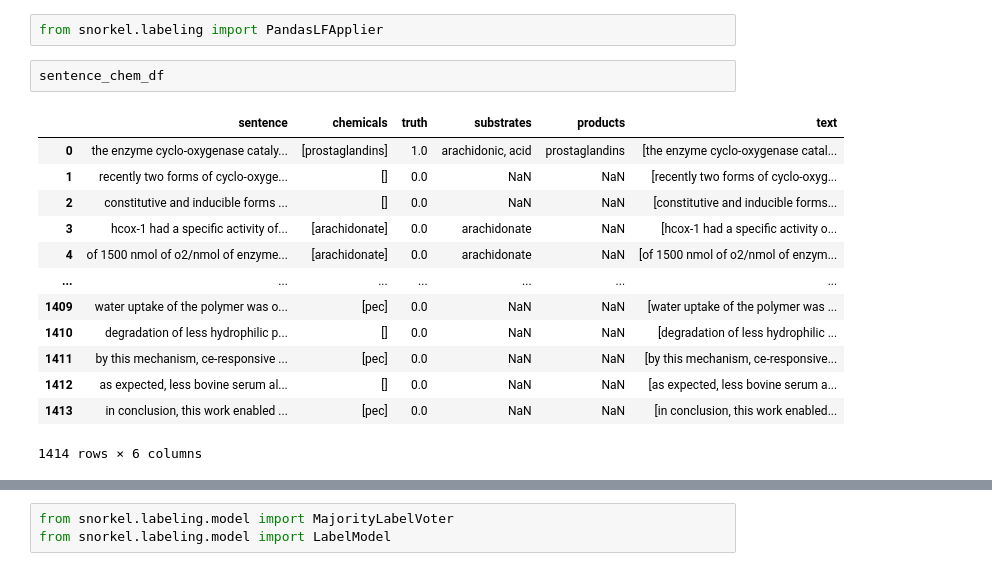
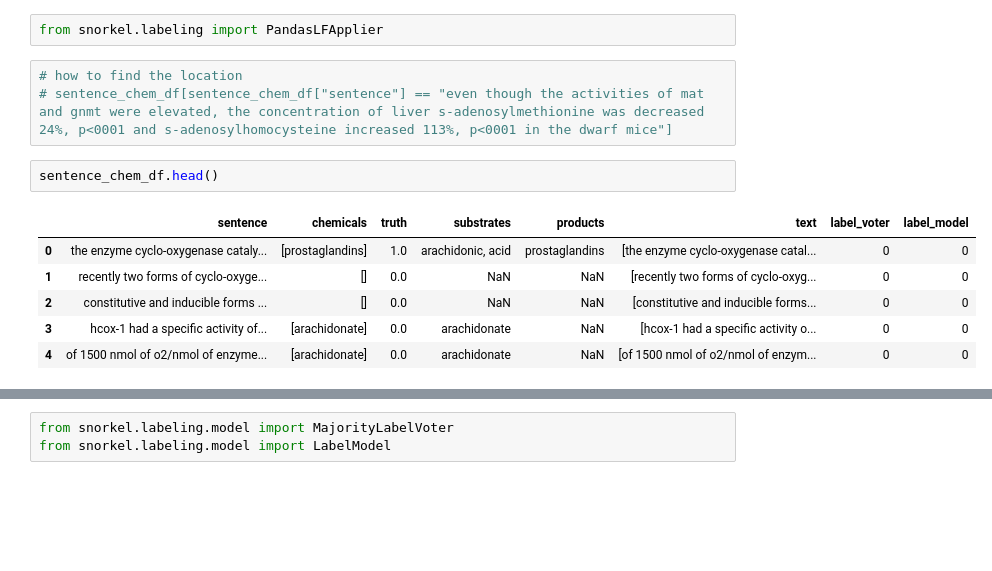
Before and after one commit to igematberkeley/NLPChemExtractor, a Jupyter notebook: cassie_snorkel_labeling_functions.ipynb, the cells around one changed output, grey strips where cells are left out. Saved outputs shown, nothing was run; the diff lists cells and outputs as text; blank space fills up the shorter version.

```diff
--- a/cassie_snorkel_labeling_functions.ipynb
+++ b/cassie_snorkel_labeling_functions.ipynb
@@ -659,19 +654,15 @@ See the caveats in the documentation: https://pandas.pydata.org/pandas-docs/stab
 ### snorkel code for model (running on data with truth values)
 # %%
 from snorkel.labeling import PandasLFApplier
+# %%
+# how to find the location
+# sentence_chem_df[sentence_chem_df["sentence"] == "even though the activities of mat and gnmt were elevated, the concentration of liver s-adenosylmethionine was decreased 24%, p<0001 and s-adenosylhomocysteine increased 113%, p<0001 in the dwarf mice"]
 # %%
-sentence_chem_df
+sentence_chem_df.head()
 # %% [output]
-|  | sentence | chemicals | truth | substrates | products | text |
-| 0 | the enzyme cyclo-oxygenase cataly... | [prostaglandins] | 1.0 | arachidonic, acid | prostaglandins | [the enzyme cyclo-oxygenase catal... |
-| 1 | recently two forms of cyclo-oxyge... | [] | 0.0 | NaN | NaN | [recently two forms of cyclo-oxyg... |
-| 2 | constitutive and inducible forms ... | [] | 0.0 | NaN | NaN | [constitutive and inducible forms... |
-| 3 | hcox-1 had a specific activity of... | [arachidonate] | 0.0 | arachidonate | NaN | [hcox-1 had a specific activity o... |
-| 4 | of 1500 nmol of o2/nmol of enzyme... | [arachidonate] | 0.0 | arachidonate | NaN | [of 1500 nmol of o2/nmol of enzym... |
-| ... | ... | ... | ... | ... | ... | ... |
-| 1409 | water uptake of the polymer was o... | [pec] | 0.0 | NaN | NaN | [water uptake of the polymer was ... |
-| 1410 | degradation of less hydrophilic p... | [] | 0.0 | NaN | NaN | [degradation of less hydrophilic ... |
-| 1411 | by this mechanism, ce-responsive ... | [pec] | 0.0 | NaN | NaN | [by this mechanism, ce-responsive... |
-| 1412 | as expected, less bovine serum al... | [] | 0.0 | NaN | NaN | [as expected, less bovine serum a... |
-| 1413 | in conclusion, this work enabled ... | [pec] | 0.0 | NaN | NaN | [in conclusion, this work enabled... |
+|  | sentence | chemicals | truth | substrates | products | text | label_voter | label_model |
+| 0 | the enzyme cyclo-oxygenase cataly... | [prostaglandins] | 1.0 | arachidonic, acid | prostaglandins | [the enzyme cyclo-oxygenase catal... | 0 | 0 |
+| 1 | recently two forms of cyclo-oxyge... | [] | 0.0 | NaN | NaN | [recently two forms of cyclo-oxyg... | 0 | 0 |
+| 2 | constitutive and inducible forms ... | [] | 0.0 | NaN | NaN | [constitutive and inducible forms... | 0 | 0 |
+| 3 | hcox-1 had a specific activity of... | [arachidonate] | 0.0 | arachidonate | NaN | [hcox-1 had a specific activity o... | 0 | 0 |
+| 4 | of 1500 nmol of o2/nmol of enzyme... | [arachidonate] | 0.0 | arachidonate | NaN | [of 1500 nmol of o2/nmol of enzym... | 0 | 0 |
-1414 rows × 6 columns
```
Also changed, not shown: parts of 46 cells of this notebook.
